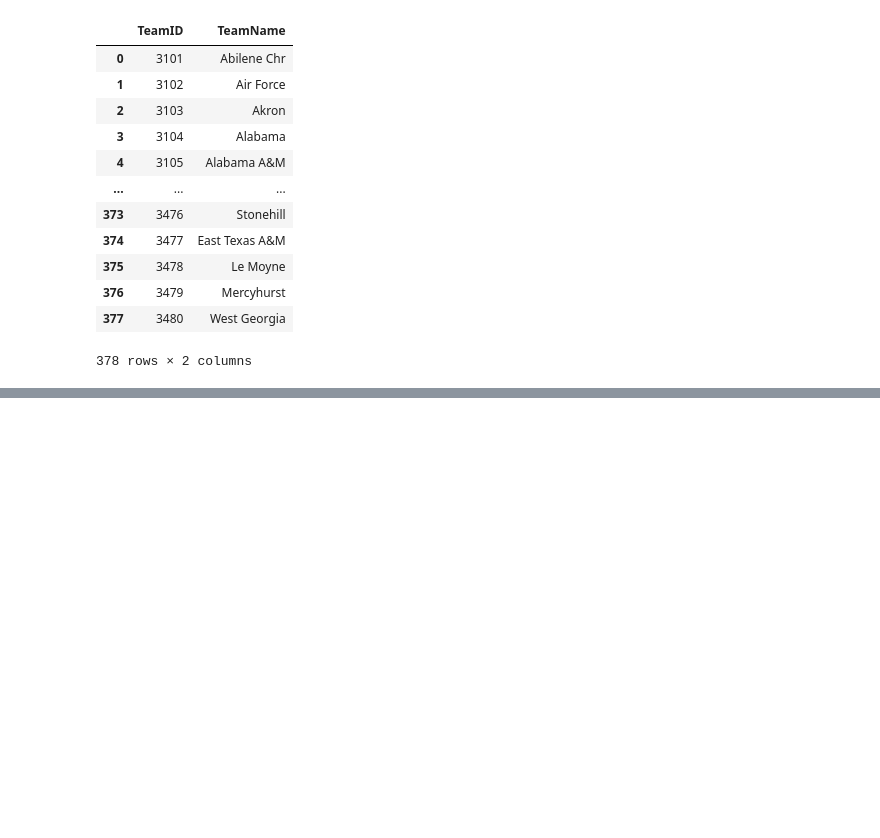
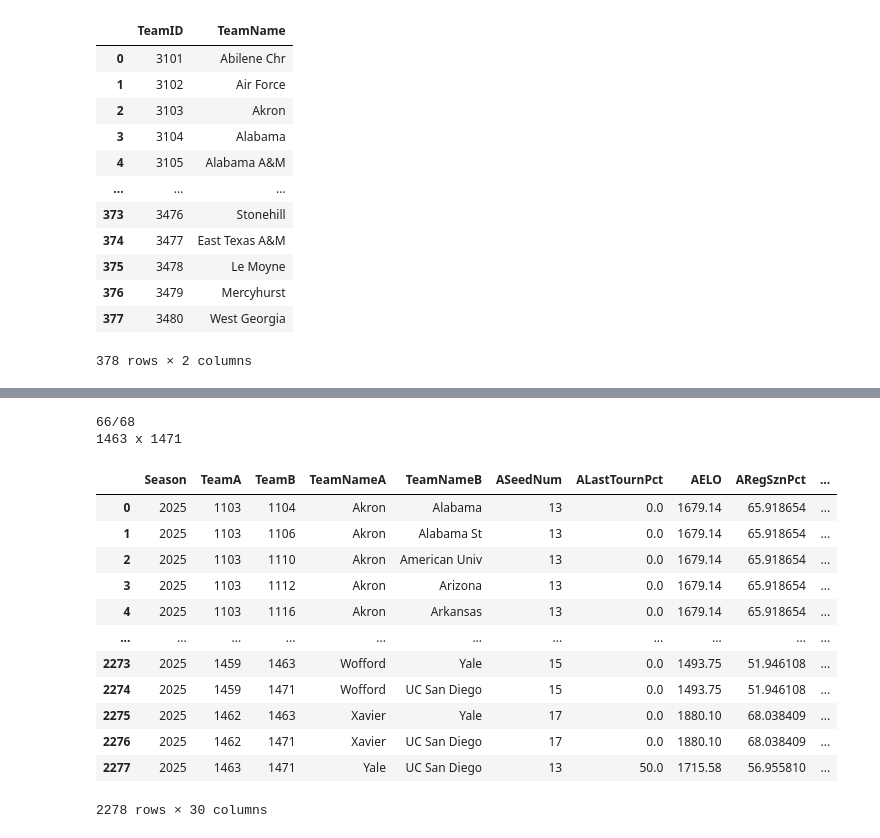
Before and after one commit to caiomelo22/march-madness-2025, a Jupyter notebook: march-madness-2025.ipynb, the cells around one changed output, grey strips where cells are left out. Cells and saved outputs as stored; diff of their text form; code cells hidden in the pictures; blank space fills up the shorter version.

```diff
--- a/march-madness-2025.ipynb
+++ b/march-madness-2025.ipynb
@@ -268,19 +189,19 @@ Full games df 121400
 def get_reg_szn_stats(season, team, reg_szn_df):
     w_games = reg_szn_df[reg_szn_df['WTeamID'] == team].rename(columns = {
         'WFG': 'FG', 'WFG3': 'FG3', 'WFT': 'FT', 'WAst': 'Ast', 'WTO': 'TO', 'WOR': 'OR', 'WDR': 'DR', 'WStl': 'Stl', 'WBlk': 'Blk', 'WPF': 'PF',
-        'WScore': 'Score',
+        'WScore': 'Score', 'WTeamELO': 'ELO',
 
         'LFG': 'OppFG', 'LFG3': 'OppFG3', 'LFT': 'OppFT', 'LAst': 'OppAst', 'LTO': 'OppTO', 'LOR': 'OppOR', 'LDR': 'OppDR', 'LStl': 'OppStl', 'LBlk': 'OppBlk', 'LPF': 'OppPF',
-        'LScore': 'OppScore',
+        'LScore': 'OppScore', 'LTeamELO': 'OppELO',
         })
     w_games['Won'] = 1
 
     l_games = reg_szn_df[reg_szn_df['LTeamID'] == team].rename(columns = {
         'LFG': 'FG', 'LFG3': 'FG3', 'LFT': 'FT', 'LAst': 'Ast', 'LTO': 'TO', 'LOR': 'OR', 'LDR': 'DR', 'LStl': 'Stl', 'LBlk': 'Blk', 'LPF': 'PF',
-        'LScore': 'Score',
+        'LScore': 'Score', 'LTeamELO': 'ELO',
 
         'WFG': 'OppFG', 'WFG3': 'OppFG3', 'WFT': 'OppFT', 'WAst': 'OppAst', 'WTO': 'OppTO', 'WOR': 'OppOR', 'WDR': 'OppDR', 'WStl': 'OppStl', 'WBlk': 'OppBlk', 'WPF': 'OppPF',
-        'WScore': 'OppScore',
+        'WScore': 'OppScore', 'WTeamELO': 'OppELO',
         })
     l_games['Won'] = 0
 
@@ -291,7 +212,6 @@ def get_reg_szn_stats(season, team, reg_szn_df):
     return [
                reg_szn_pct,
                games['Score'].mean(), games['OppScore'].mean(), games['FG'].mean(), games['FG3'].mean(), games['FT'].mean(), games['Ast'].mean(), games['TO'].mean(),
-               games['OR'].mean(), games['DR'].mean(), games['Stl'].mean(), games['Blk'].mean(), games['PF'].mean()
            ]
 # %%
 def get_last_tourn_pct(season, team, tourn_df):
@@ -304,7 +224,7 @@ def get_last_tourn_pct(season, team, tourn_df):
 def set_team_name(team_id, teams_df):
     return teams_df[teams_df['TeamID'] == team_id].reset_index().loc[0, 'TeamName']
 
-def get_game_stats(gender, season, team_a, team_b, reg_szn_df, seed_df, tourn_df):
+def get_game_stats(gender, season, team_a, team_b, team_a_elo, team_b_elo, reg_szn_df, seed_df, tourn_df):
     a_reg_szn_stats = get_reg_szn_stats(season, team_a, reg_szn_df)
     b_reg_szn_stats = get_reg_szn_stats(season, team_b, reg_szn_df)
 
@@ -320,8 +240,8 @@ def get_game_stats(gender, season, team_a, team_b, reg_szn_df, seed_df, tourn_df
     a_last_tourn_pct = get_last_tourn_pct(season, team_a, tourn_df)
     b_last_tourn_pct = get_last_tourn_pct(season, team_b, tourn_df)
 
-    stats_a = [a_seed, a_last_tourn_pct] + (a_reg_szn_stats)
-    stats_b = [b_seed, b_last_tourn_pct] + (b_reg_szn_stats)
+    stats_a = [a_seed, a_last_tourn_pct, team_a_elo] + (a_reg_szn_stats)
+    stats_b = [b_seed, b_last_tourn_pct, team_b_elo] + (b_reg_szn_stats)
 
     teams_info_df = m_teams_info_df if gender == 'M' else w_teams_info_df
     team_a_name = set_team_name(team_a, teams_info_df)
@@ -344,16 +264,24 @@ def build_dataset(gender, start_data_season, reg_szn_df, tourn_df, seed_df, end_
 
             if team_a == g['WTeamID']:
                 winner = 'A'
+
                 team_a_score = g['WScore']
                 team_b_score = g['LScore']
+
+                team_a_elo = g["WTeamELO"]
+                team_b_elo = g["LTeamELO"]
             else:
                 winner = 'B'
+
                 team_a_score = g['LScore']
                 team_b_score = g['WScore']
 
+                team_a_elo = g["LTeamELO"]
+                team_b_elo = g["WTeamELO"]
+
             print(f"{team_a} x {team_b}")
 
-            game_stats = get_game_stats(gender, season, team_a, team_b, reg_szn_df, seed_df, tourn_df)
+            game_stats = get_game_stats(gender, season, team_a, team_b, team_a_elo, team_b_elo, reg_szn_df, seed_df, tourn_df)
 
             data.append(game_stats + [winner])
 
@@ -407,7 +334,7 @@ def predict_seasons(gender, start_data_season, data_df, detailed_results):
 
     return classifier
 # %%
-def get_current_predictions(gender, classifier, reg_szn_df, tourn_df, seed_df):
+def get_current_predictions(gender, classifier, reg_szn_df, tourn_df, seed_df, team_elo_dict):
     data = []
     teams = seed_df[seed_df['Season'] == season].TeamID.unique()
     teams.sort()
@@ -420,7 +347,10 @@ def get_current_predictions(gender, classifier, reg_szn_df, tourn_df, seed_df):
             print(f"{idx}/{len(teams)}")
             print(f"{team_a} x {team_b}")
 
-            game_stats = get_game_stats(gender, season, team_a, team_b, reg_szn_df, seed_df, tourn_df)
+            team_a_elo = team_elo_dict[team_a]
+            team_b_elo = team_elo_dict[team_b]
+
+            game_stats = get_game_stats(gender, season, team_a, team_b, team_a_elo, team_b_elo, reg_szn_df, seed_df, tourn_df)
             data.append(game_stats)
 
     data_df = pd.DataFrame(data, columns=columns[:-1])
@@ -436,12 +366,28 @@ def get_current_predictions(gender, classifier, reg_szn_df, tourn_df, seed_df):
     return data_df
 # %%
 def pipeline(gender, detailed_results=False):
-    teams_df, reg_szn_df, tourn_df, seed_df = get_files_by_competition(gender)
+    teams_df, reg_szn_df, tourn_df, seed_df, team_elo_dict = get_files_by_competition(gender)
     data_df = build_dataset(gender, start_data_season[gender], reg_szn_df, tourn_df, seed_df, season)
     classifier = predict_seasons(gender, start_data_season[gender], data_df, detailed_results)
-    current_szn_df = get_current_predictions(gender, classifier, reg_szn_df, tourn_df, seed_df)
+    current_szn_df = get_current_predictions(gender, classifier, reg_szn_df, tourn_df, seed_df, team_elo_dict)
     display(current_szn_df)
-    return current_szn_df, teams_df
+    return current_szn_df, teams_df, team_elo_dict
 # %%
-m_current_szn_df, m_teams_df = pipeline('M')
+m_current_szn_df, m_teams_df, m_team_elo_dict = pipeline('M')
+# %% [output]
+66/68
+1463 x 1471
+|  | Season | TeamA | TeamB | TeamNameA | TeamNameB | ASeedNum | ALastTournPct | AELO | ARegSznPct | ... |
+| 0 | 2025 | 1103 | 1104 | Akron | Alabama | 13 | 0.0 | 1679.14 | 65.918654 | ... |
+| 1 | 2025 | 1103 | 1106 | Akron | Alabama St | 13 | 0.0 | 1679.14 | 65.918654 | ... |
+| 2 | 2025 | 1103 | 1110 | Akron | American Univ | 13 | 0.0 | 1679.14 | 65.918654 | ... |
+| 3 | 2025 | 1103 | 1112 | Akron | Arizona | 13 | 0.0 | 1679.14 | 65.918654 | ... |
+| 4 | 2025 | 1103 | 1116 | Akron | Arkansas | 13 | 0.0 | 1679.14 | 65.918654 | ... |
+| ... | ... | ... | ... | ... | ... | ... | ... | ... | ... | ... |
+| 2273 | 2025 | 1459 | 1463 | Wofford | Yale | 15 | 0.0 | 1493.75 | 51.946108 | ... |
+| 2274 | 2025 | 1459 | 1471 | Wofford | UC San Diego | 15 | 0.0 | 1493.75 | 51.946108 | ... |
+| 2275 | 2025 | 1462 | 1463 | Xavier | Yale | 17 | 0.0 | 1880.10 | 68.038409 | ... |
+| 2276 | 2025 | 1462 | 1471 | Xavier | UC San Diego | 17 | 0.0 | 1880.10 | 68.038409 | ... |
+| 2277 | 2025 | 1463 | 1471 | Yale | UC San Diego | 13 | 50.0 | 1715.58 | 56.955810 | ... |
+2278 rows × 30 columns
 # %%
```
Also changed, not shown: parts of 7 cells of this notebook.
